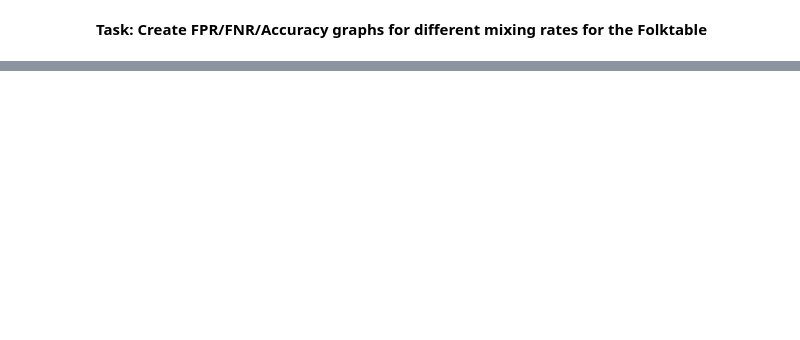
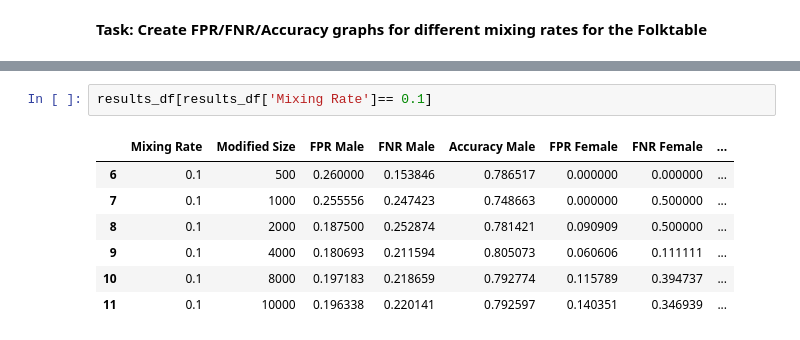
Before and after one commit to cherylstanley/folktables_cs, a Jupyter notebook: folktables/examples/notebooks/population_splitting__fnr_fpr_mf.ipynb, the cells around one changed output, grey strips where cells are left out. Drawn from its saved outputs; the diff is of its cells as text; blank space fills up the shorter version.

```diff
--- a/folktables/examples/notebooks/population_splitting__fnr_fpr_mf.ipynb
+++ b/folktables/examples/notebooks/population_splitting__fnr_fpr_mf.ipynb
@@ -472,0 +255,10 @@ results_df
+# %%
+results_df[results_df['Mixing Rate']== 0.1]
+# %% [output]
+|  | Mixing Rate | Modified Size | FPR Male | FNR Male | Accuracy Male | FPR Female | FNR Female | ... |
+| 6 | 0.1 | 500 | 0.260000 | 0.153846 | 0.786517 | 0.000000 | 0.000000 | ... |
+| 7 | 0.1 | 1000 | 0.255556 | 0.247423 | 0.748663 | 0.000000 | 0.500000 | ... |
+| 8 | 0.1 | 2000 | 0.187500 | 0.252874 | 0.781421 | 0.090909 | 0.500000 | ... |
+| 9 | 0.1 | 4000 | 0.180693 | 0.211594 | 0.805073 | 0.060606 | 0.111111 | ... |
+| 10 | 0.1 | 8000 | 0.197183 | 0.218659 | 0.792774 | 0.115789 | 0.394737 | ... |
+| 11 | 0.1 | 10000 | 0.196338 | 0.220141 | 0.792597 | 0.140351 | 0.346939 | ... |
```
Also changed, not shown: parts of 53 cells of this notebook.
